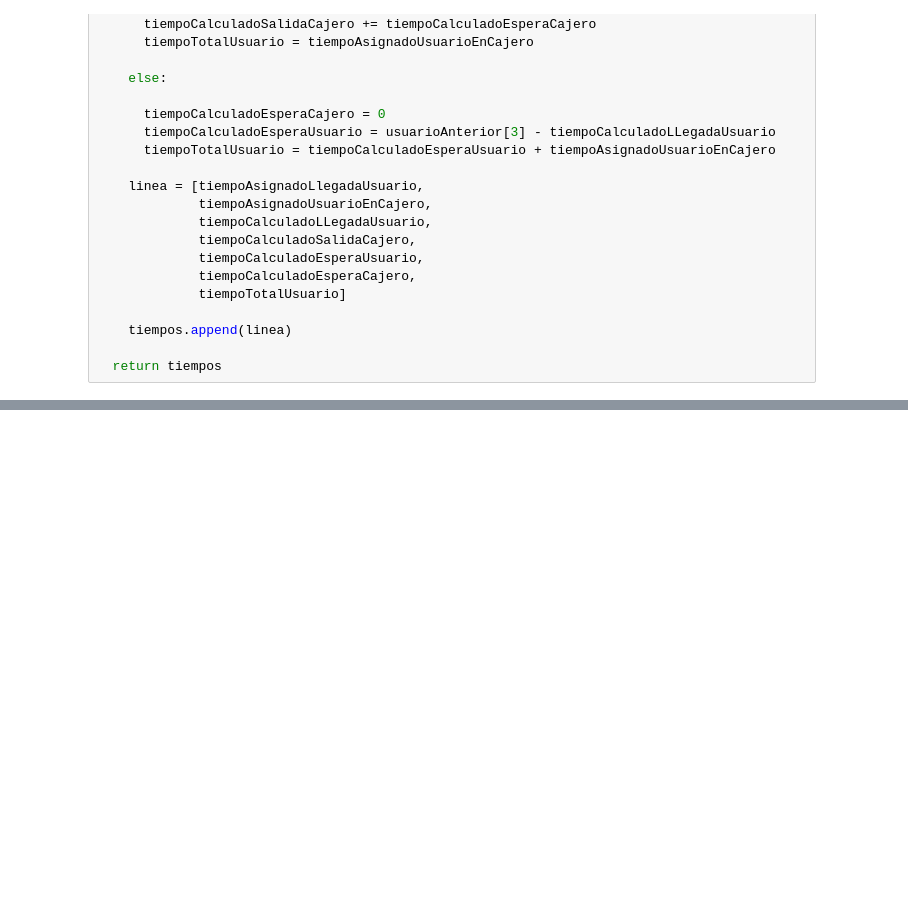
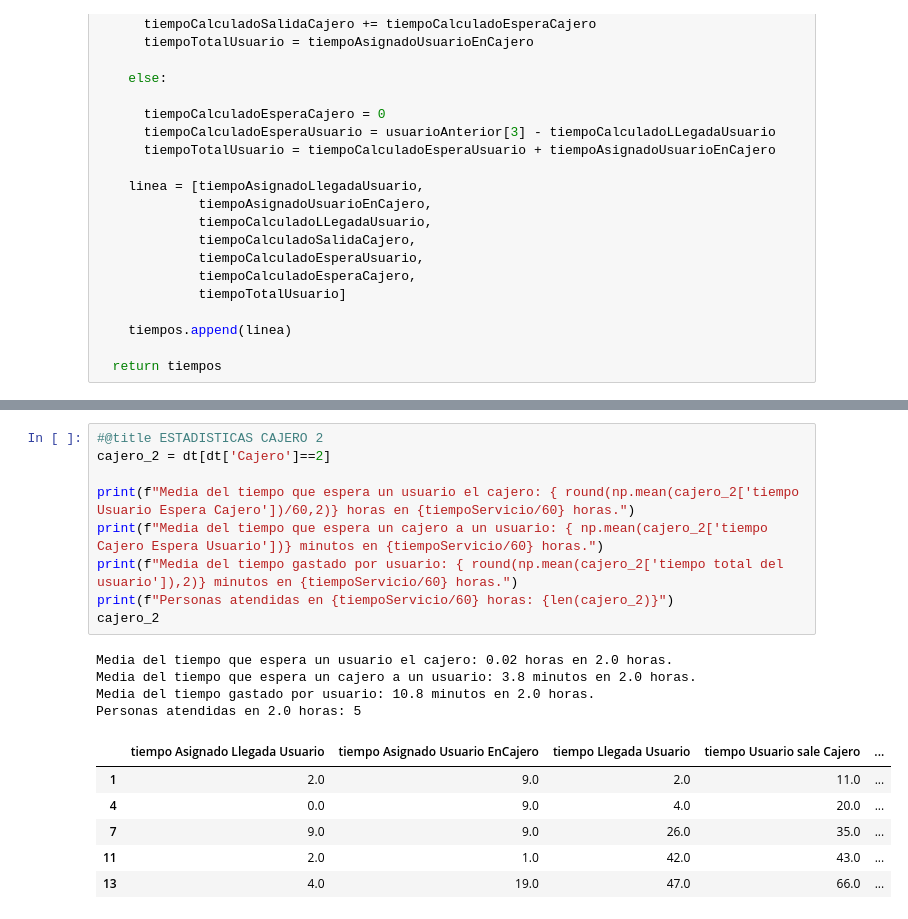
Before and after one commit to RubenR-M/DigitalSimulation, a Jupyter notebook: colas/cajero.ipynb, the cells around one changed output, grey strips where cells are left out. Cells and saved outputs as stored; diff of their text form; blank space fills up the shorter version.

```diff
--- a/colas/cajero.ipynb
+++ b/colas/cajero.ipynb
@@ -354,0 +470,20 @@ plt.show()
+# %%
+#@title ESTADISTICAS CAJERO 2
+cajero_2 = dt[dt['Cajero']==2]
+
+print(f"Media del tiempo que espera un usuario el cajero: { round(np.mean(cajero_2['tiempo Usuario Espera Cajero'])/60,2)} horas en {tiempoServicio/60} horas.")
+print(f"Media del tiempo que espera un cajero a un usuario: { np.mean(cajero_2['tiempo Cajero Espera Usuario'])} minutos en {tiempoServicio/60} horas.")
+print(f"Media del tiempo gastado por usuario: { round(np.mean(cajero_2['tiempo total del usuario']),2)} minutos en {tiempoServicio/60} horas.")
+print(f"Personas atendidas en {tiempoServicio/60} horas: {len(cajero_2)}")
+cajero_2
+# %% [output]
+Media del tiempo que espera un usuario el cajero: 0.02 horas en 2.0 horas.
+Media del tiempo que espera un cajero a un usuario: 3.8 minutos en 2.0 horas.
+Media del tiempo gastado por usuario: 10.8 minutos en 2.0 horas.
+Personas atendidas en 2.0 horas: 5
+|  | tiempo Asignado Llegada Usuario | tiempo Asignado Usuario EnCajero | tiempo Llegada Usuario | tiempo Usuario sale Cajero | ... |
+| 1 | 2.0 | 9.0 | 2.0 | 11.0 | ... |
+| 4 | 0.0 | 9.0 | 4.0 | 20.0 | ... |
+| 7 | 9.0 | 9.0 | 26.0 | 35.0 | ... |
+| 11 | 2.0 | 1.0 | 42.0 | 43.0 | ... |
+| 13 | 4.0 | 19.0 | 47.0 | 66.0 | ... |
```
Also changed, not shown: parts of 12 cells of this notebook.
